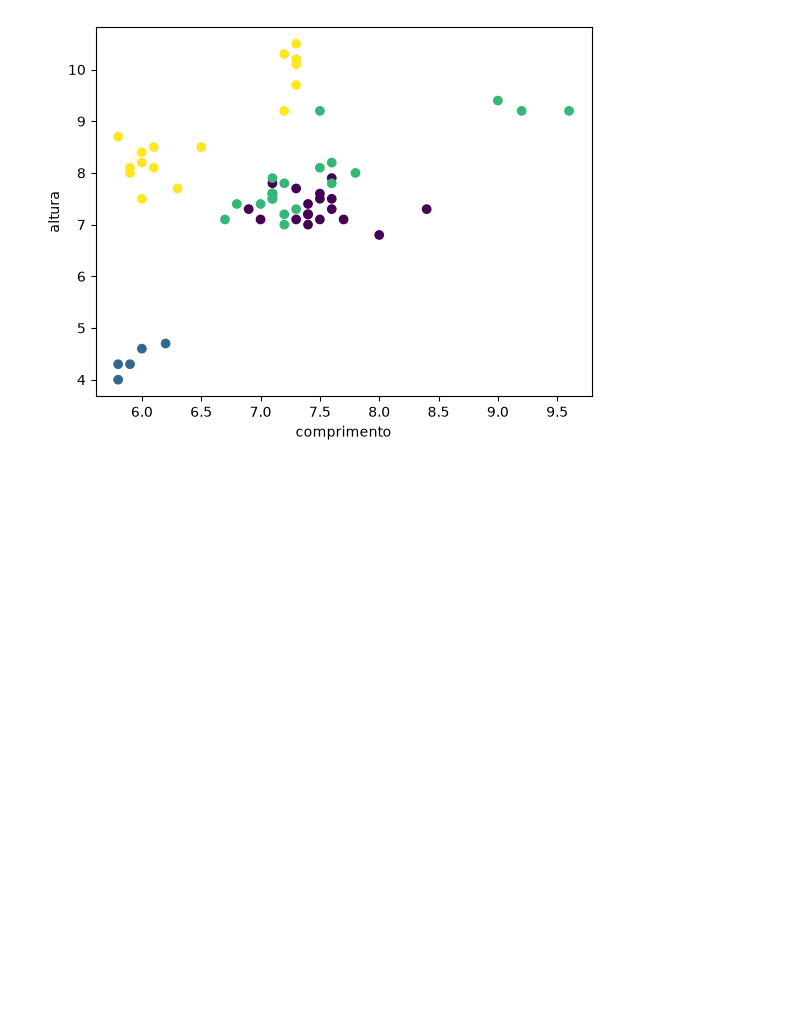
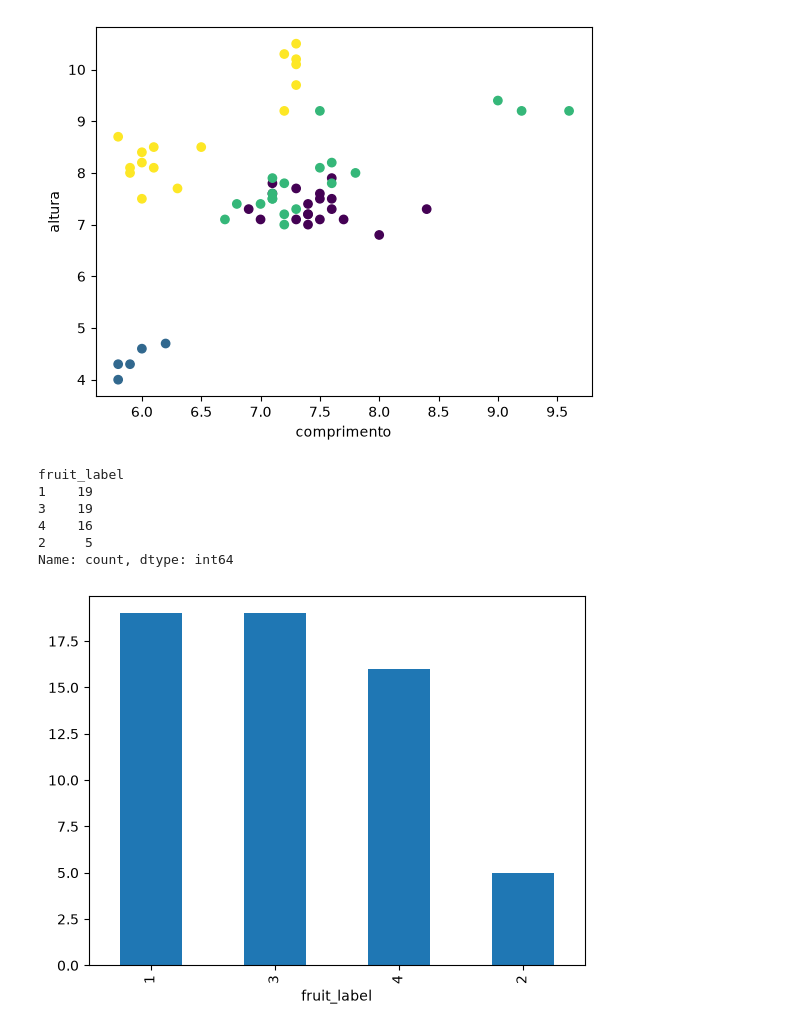
Before and after one commit to engcriscunha/Curso-Machine-Learning-DELL, a Jupyter notebook: fruits.ipynb, the cells around one changed output. Saved outputs shown, nothing was run; the diff lists cells and outputs as text; code cells hidden in the pictures; blank space fills up the shorter version.

Commit message:
feat: aula 3 - gráfico de barras

```diff
--- a/fruits.ipynb
+++ b/fruits.ipynb
@@ -310,3 +310,19 @@ plt.ylabel('altura')
 plt.show()
 # %% [output]
 [figure]
+# %%
+freq = frutas['fruit_label'].value_counts() #aparece a frequência de cada fruta no dataset
+# %%
+freq
+# %% [output]
+fruit_label
+1    19
+3    19
+4    16
+2     5
+Name: count, dtype: int64
+# %%
+freq.plot(kind='bar') #aparece um gráfico de barras com a frequência de cada fruta no dataset
+plt.show() #aparece o gráfico de barras com a frequência de cada fruta no dataset
+# %% [output]
+[figure, added]
```
Also changed, not shown: parts of 1 cell of this notebook.
